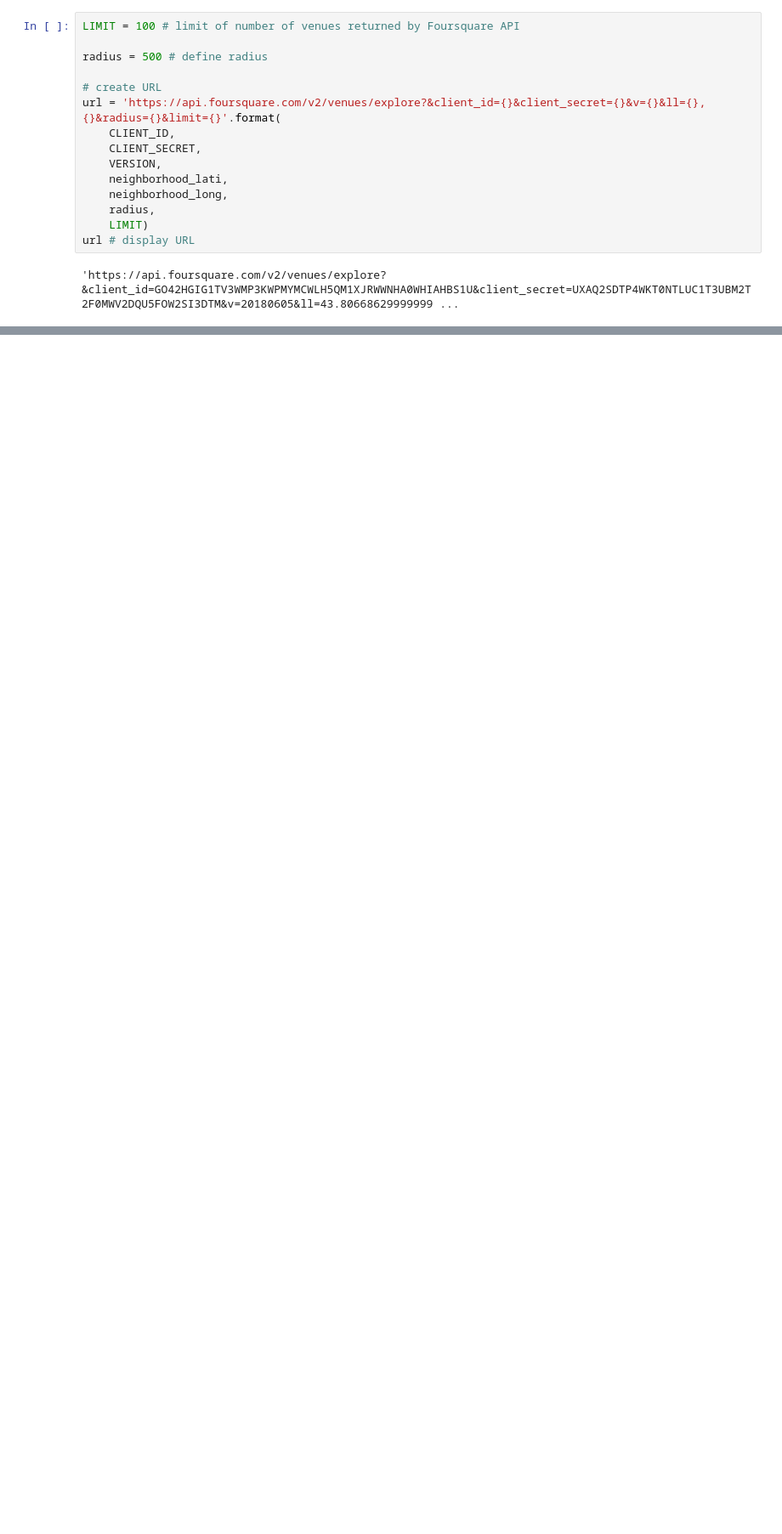
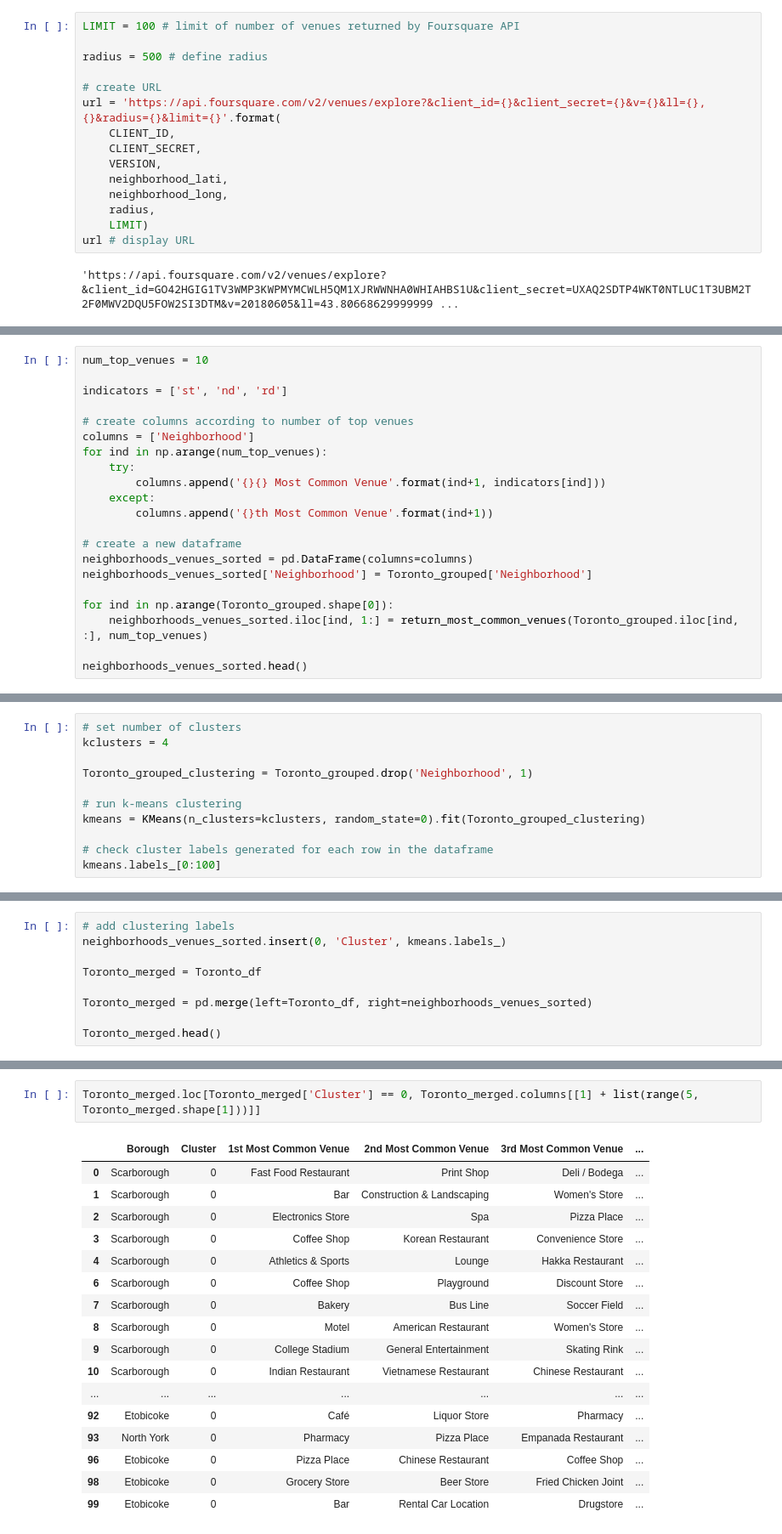
Before and after one commit to DianaTejeda/Capstone_W3, a Jupyter notebook: Coursera - Week 3 - Toronto Project - Part 3.ipynb, the cells around one changed output, grey strips where cells are left out. Shown: that part at 85% size. Drawn from its saved outputs; the diff is of its cells as text; blank space fills up the shorter version.

```diff
--- a/Coursera - Week 3 - Toronto Project - Part 3.ipynb
+++ b/Coursera - Week 3 - Toronto Project - Part 3.ipynb
@@ -260,0 +533,21 @@ Kmeans clustering
+# %%
+num_top_venues = 10
+
+indicators = ['st', 'nd', 'rd']
+
+# create columns according to number of top venues
+columns = ['Neighborhood']
+for ind in np.arange(num_top_venues):
+    try:
+        columns.append('{}{} Most Common Venue'.format(ind+1, indicators[ind]))
+    except:
+        columns.append('{}th Most Common Venue'.format(ind+1))
+
+# create a new dataframe
+neighborhoods_venues_sorted = pd.DataFrame(columns=columns)
+neighborhoods_venues_sorted['Neighborhood'] = Toronto_grouped['Neighborhood']
+
+for ind in np.arange(Toronto_grouped.shape[0]):
+    neighborhoods_venues_sorted.iloc[ind, 1:] = return_most_common_venues(Toronto_grouped.iloc[ind, :], num_top_venues)
+
+neighborhoods_venues_sorted.head()
@@ -260,0 +565,11 @@ Kmeans clustering
+# %%
+# set number of clusters
+kclusters = 4
+
+Toronto_grouped_clustering = Toronto_grouped.drop('Neighborhood', 1)
+
+# run k-means clustering
+kmeans = KMeans(n_clusters=kclusters, random_state=0).fit(Toronto_grouped_clustering)
+
+# check cluster labels generated for each row in the dataframe
+kmeans.labels_[0:100]
@@ -260,0 +584,9 @@ Kmeans clustering
+# %%
+# add clustering labels
+neighborhoods_venues_sorted.insert(0, 'Cluster', kmeans.labels_)
+
+Toronto_merged = Toronto_df
+
+Toronto_merged = pd.merge(left=Toronto_df, right=neighborhoods_venues_sorted)
+
+Toronto_merged.head()
@@ -285,0 +629,20 @@ Toronto_map
+# %%
+Toronto_merged.loc[Toronto_merged['Cluster'] == 0, Toronto_merged.columns[[1] + list(range(5, Toronto_merged.shape[1]))]]
+# %% [output]
+|  | Borough | Cluster | 1st Most Common Venue | 2nd Most Common Venue | 3rd Most Common Venue | ... |
+| 0 | Scarborough | 0 | Fast Food Restaurant | Print Shop | Deli / Bodega | ... |
+| 1 | Scarborough | 0 | Bar | Construction & Landscaping | Women's Store | ... |
+| 2 | Scarborough | 0 | Electronics Store | Spa | Pizza Place | ... |
+| 3 | Scarborough | 0 | Coffee Shop | Korean Restaurant | Convenience Store | ... |
+| 4 | Scarborough | 0 | Athletics & Sports | Lounge | Hakka Restaurant | ... |
+| 6 | Scarborough | 0 | Coffee Shop | Playground | Discount Store | ... |
+| 7 | Scarborough | 0 | Bakery | Bus Line | Soccer Field | ... |
+| 8 | Scarborough | 0 | Motel | American Restaurant | Women's Store | ... |
+| 9 | Scarborough | 0 | College Stadium | General Entertainment | Skating Rink | ... |
+| 10 | Scarborough | 0 | Indian Restaurant | Vietnamese Restaurant | Chinese Restaurant | ... |
+| ... | ... | ... | ... | ... | ... | ... |
+| 92 | Etobicoke | 0 | Café | Liquor Store | Pharmacy | ... |
+| 93 | North York | 0 | Pharmacy | Pizza Place | Empanada Restaurant | ... |
+| 96 | Etobicoke | 0 | Pizza Place | Chinese Restaurant | Coffee Shop | ... |
+| 98 | Etobicoke | 0 | Grocery Store | Beer Store | Fried Chicken Joint | ... |
+| 99 | Etobicoke | 0 | Bar | Rental Car Location | Drugstore | ... |
```
Also changed, not shown: parts of 66 cells of this notebook.
